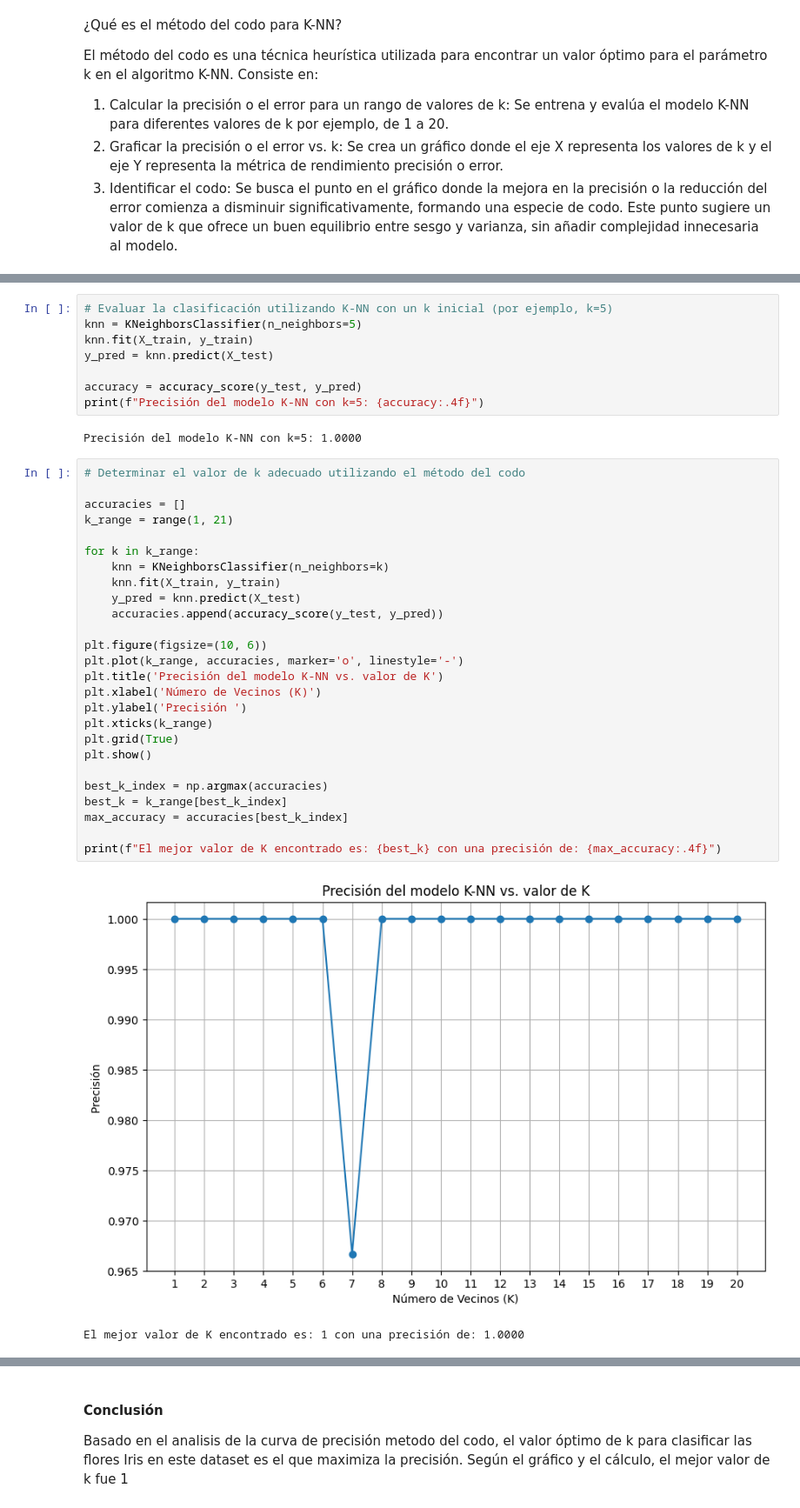
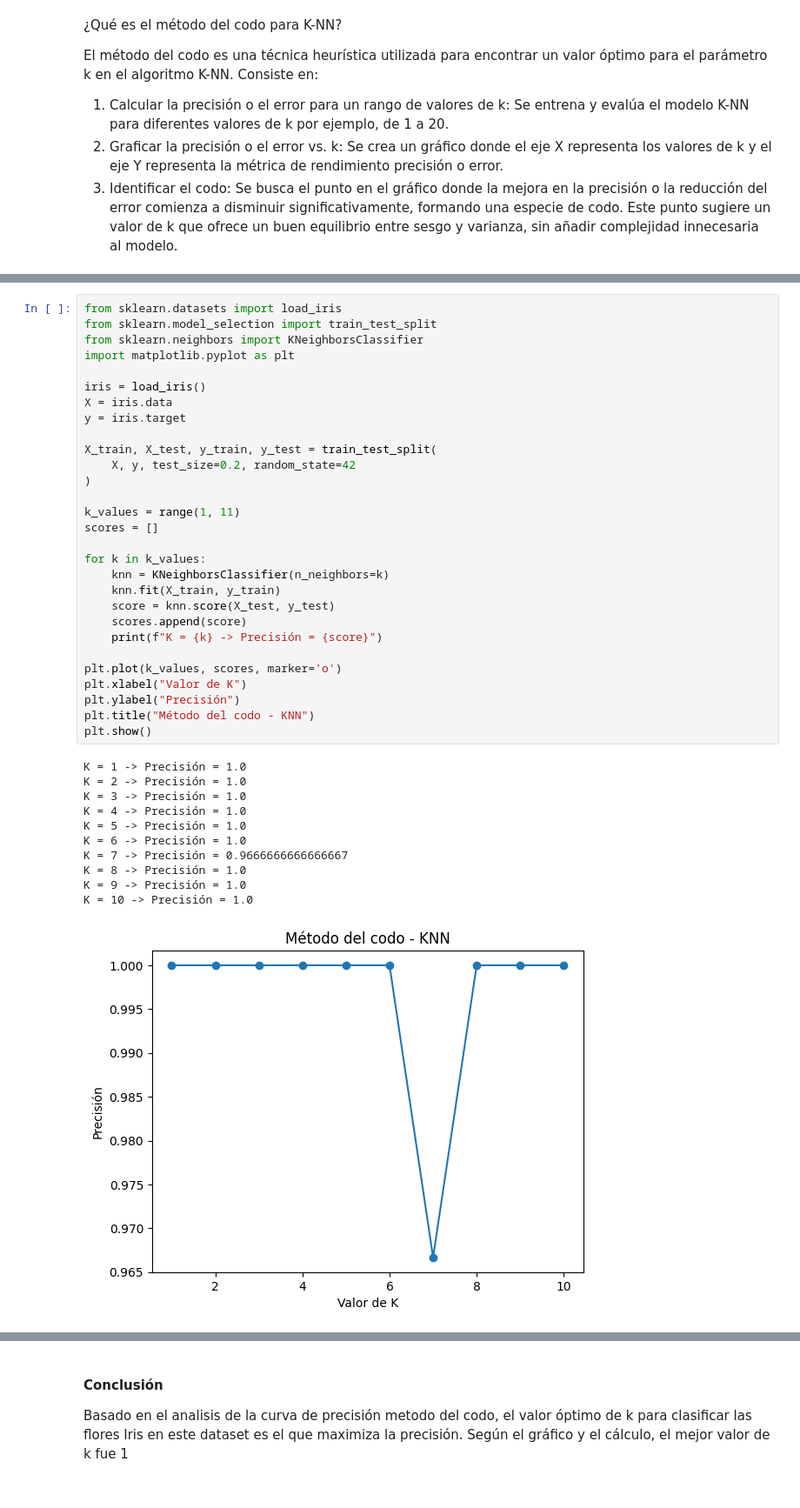
Before and after one commit to LuisAlonsoXP/Mineria_DE_Datos, a Jupyter notebook: mineria.ipynb, the cells around one changed output, grey strips where cells are left out. Shown at 87% size. Drawn from its saved outputs; the diff is of its cells as text.

```diff
--- a/mineria.ipynb
+++ b/mineria.ipynb
@@ -3508,39 +3470,41 @@ Tamaño del conjunto de prueba y: (30,)
-# %%
-# Evaluar la clasificación utilizando K-NN con un k inicial (por ejemplo, k=5)
-knn = KNeighborsClassifier(n_neighbors=5)
-knn.fit(X_train, y_train)
-y_pred = knn.predict(X_test)
-
-accuracy = accuracy_score(y_test, y_pred)
-print(f"Precisión del modelo K-NN con k=5: {accuracy:.4f}")
-# %% [output]
-Precisión del modelo K-NN con k=5: 1.0000
-# %%
-# Determinar el valor de k adecuado utilizando el método del codo
-
-accuracies = []
-k_range = range(1, 21)
-
-for k in k_range:
-    knn = KNeighborsClassifier(n_neighbors=k)
-    knn.fit(X_train, y_train)
-    y_pred = knn.predict(X_test)
-    accuracies.append(accuracy_score(y_test, y_pred))
-
-plt.figure(figsize=(10, 6))
-plt.plot(k_range, accuracies, marker='o', linestyle='-')
-plt.title('Precisión del modelo K-NN vs. valor de K')
-plt.xlabel('Número de Vecinos (K)')
-plt.ylabel('Precisión ')
-plt.xticks(k_range)
-plt.grid(True)
-plt.show()
-
-best_k_index = np.argmax(accuracies)
-best_k = k_range[best_k_index]
-max_accuracy = accuracies[best_k_index]
-
-print(f"El mejor valor de K encontrado es: {best_k} con una precisión de: {max_accuracy:.4f}")
-# %% [output]
-[figure, removed]
-El mejor valor de K encontrado es: 1 con una precisión de: 1.0000
+# %%
+from sklearn.datasets import load_iris
+from sklearn.model_selection import train_test_split
+from sklearn.neighbors import KNeighborsClassifier
+import matplotlib.pyplot as plt
+
+iris = load_iris()
+X = iris.data
+y = iris.target
+
+X_train, X_test, y_train, y_test = train_test_split(
+    X, y, test_size=0.2, random_state=42
+)
+
+k_values = range(1, 11)
+scores = []
+
+for k in k_values:
+    knn = KNeighborsClassifier(n_neighbors=k)
+    knn.fit(X_train, y_train)
+    score = knn.score(X_test, y_test)
+    scores.append(score)
+    print(f"K = {k} -> Precisión = {score}")
+
+plt.plot(k_values, scores, marker='o')
+plt.xlabel("Valor de K")
+plt.ylabel("Precisión")
+plt.title("Método del codo - KNN")
+plt.show()
+# %% [output]
+K = 1 -> Precisión = 1.0
+K = 2 -> Precisión = 1.0
+K = 3 -> Precisión = 1.0
+K = 4 -> Precisión = 1.0
+K = 5 -> Precisión = 1.0
+K = 6 -> Precisión = 1.0
+K = 7 -> Precisión = 0.9666666666666667
+K = 8 -> Precisión = 1.0
+K = 9 -> Precisión = 1.0
+K = 10 -> Precisión = 1.0
+[figure, added]
```
Also changed, not shown: parts of 3 cells of this notebook.
